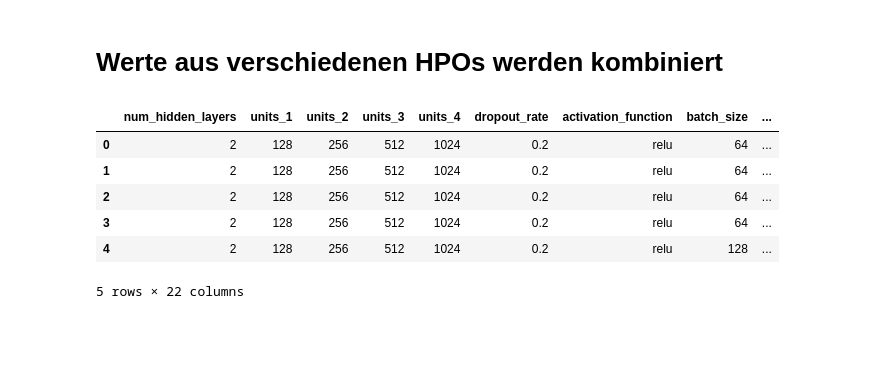
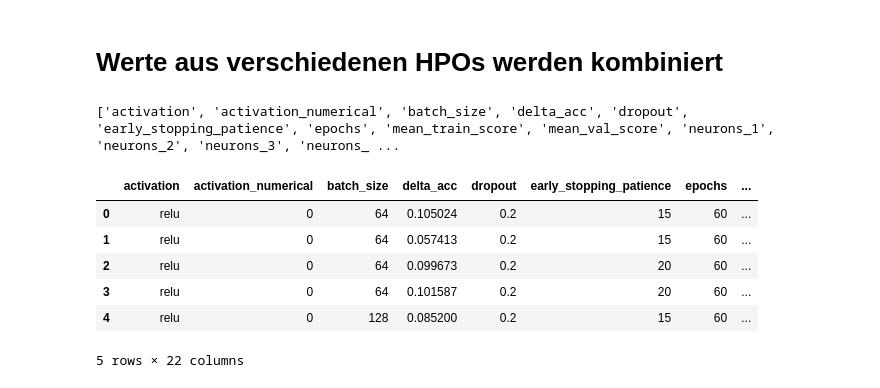
Before and after one commit to Henry-Kr15/TheGenreFactor, a Jupyter notebook: scripts/combine_HP.ipynb, the cells around one changed output. Cells and saved outputs as stored; diff of their text form; code cells hidden in the pictures; blank space fills up the shorter version.

```diff
--- a/scripts/combine_HP.ipynb
+++ b/scripts/combine_HP.ipynb
@@ -3,14 +3,39 @@
 # %%
 import pandas as pd
 
-df1= pd.read_csv('../data/optimization_results_chris_2707.csv')
+df1= pd.read_csv('../HPO-data/optimization_results_chris_2707.csv')
+activation_mapping = {'relu': 0, 'LeakyReLU': 1}
+df1['activation_numerical'] = df1['activation_function'].map(activation_mapping)
+optimizer_mapping = {'adam': 0, 'nadam': 1}
+df1['optimizer_numerical'] = df1['optimizer'].map(optimizer_mapping)
+df1['epochs'] = 60
+df1['weight_contraint'] = 10
+
+df1 = df1.drop(['best_val_loss','val_loss_std','best_train_loss','train_loss_std'], axis=1)
+
+df1 = df1.rename(columns={'activation_function': 'activation',
+                          'best_val_accuracy': 'mean_val_score',
+                          'best_train_accuracy': 'mean_train_score',
+                          'val_accuracy_std': 'std_val_score',
+                          'train_accuracy_std': 'std_train_score',
+                          'units_1': 'neurons_1',
+                          'units_2': 'neurons_2',
+                          'units_3': 'neurons_3',
+                          'units_4': 'neurons_4',
+                          'dropout_rate': 'dropout'
+                         })
+
+df1 = df1.sort_index(axis=1)
+
+print(df1.columns.tolist())
 df1.head()
 # %% [output]
+['activation', 'activation_numerical', 'batch_size', 'delta_acc', 'dropout', 'early_stopping_patience', 'epochs', 'mean_train_score', 'mean_val_score', 'neurons_1', 'neurons_2', 'neurons_3', 'neurons_ ...
-|  | num_hidden_layers | units_1 | units_2 | units_3 | units_4 | dropout_rate | activation_function | batch_size | ... |
-| 0 | 2 | 128 | 256 | 512 | 1024 | 0.2 | relu | 64 | ... |
-| 1 | 2 | 128 | 256 | 512 | 1024 | 0.2 | relu | 64 | ... |
-| 2 | 2 | 128 | 256 | 512 | 1024 | 0.2 | relu | 64 | ... |
-| 3 | 2 | 128 | 256 | 512 | 1024 | 0.2 | relu | 64 | ... |
-| 4 | 2 | 128 | 256 | 512 | 1024 | 0.2 | relu | 128 | ... |
+|  | activation | activation_numerical | batch_size | delta_acc | dropout | early_stopping_patience | epochs | ... |
+| 0 | relu | 0 | 64 | 0.105024 | 0.2 | 15 | 60 | ... |
+| 1 | relu | 0 | 64 | 0.057413 | 0.2 | 15 | 60 | ... |
+| 2 | relu | 0 | 64 | 0.099673 | 0.2 | 20 | 60 | ... |
+| 3 | relu | 0 | 64 | 0.101587 | 0.2 | 20 | 60 | ... |
+| 4 | relu | 0 | 128 | 0.085200 | 0.2 | 15 | 60 | ... |
-5 rows × 22 columns
+5 rows × 22 columns
 # %%
```
Also changed, not shown: parts of 10 cells of this notebook.
